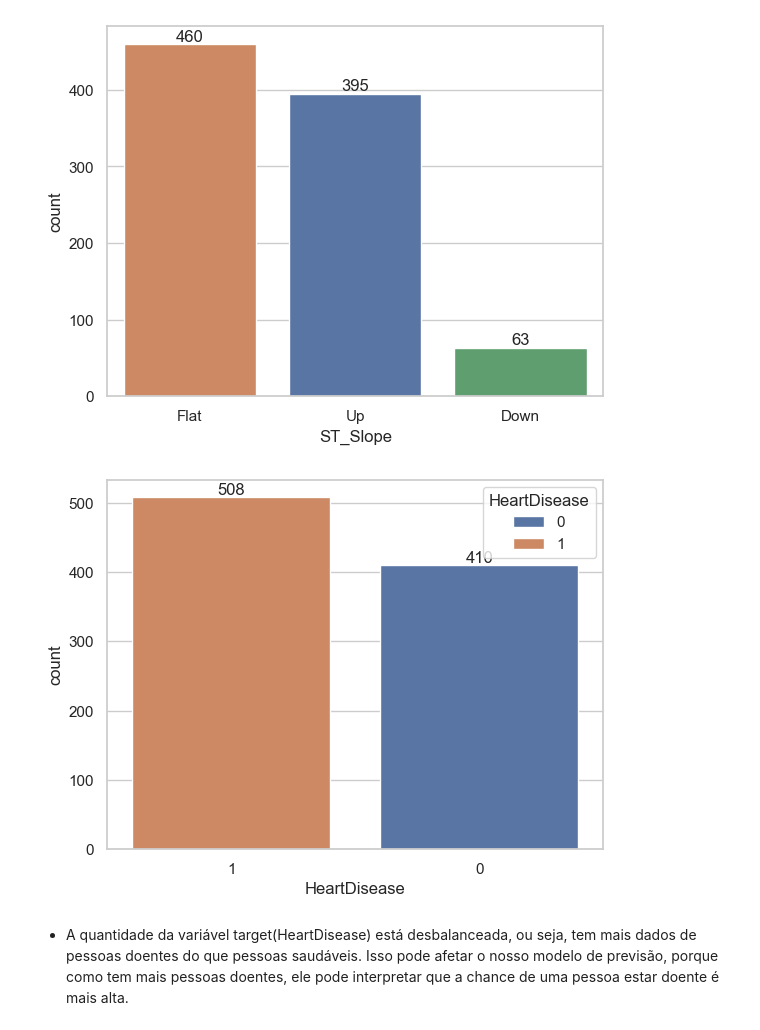
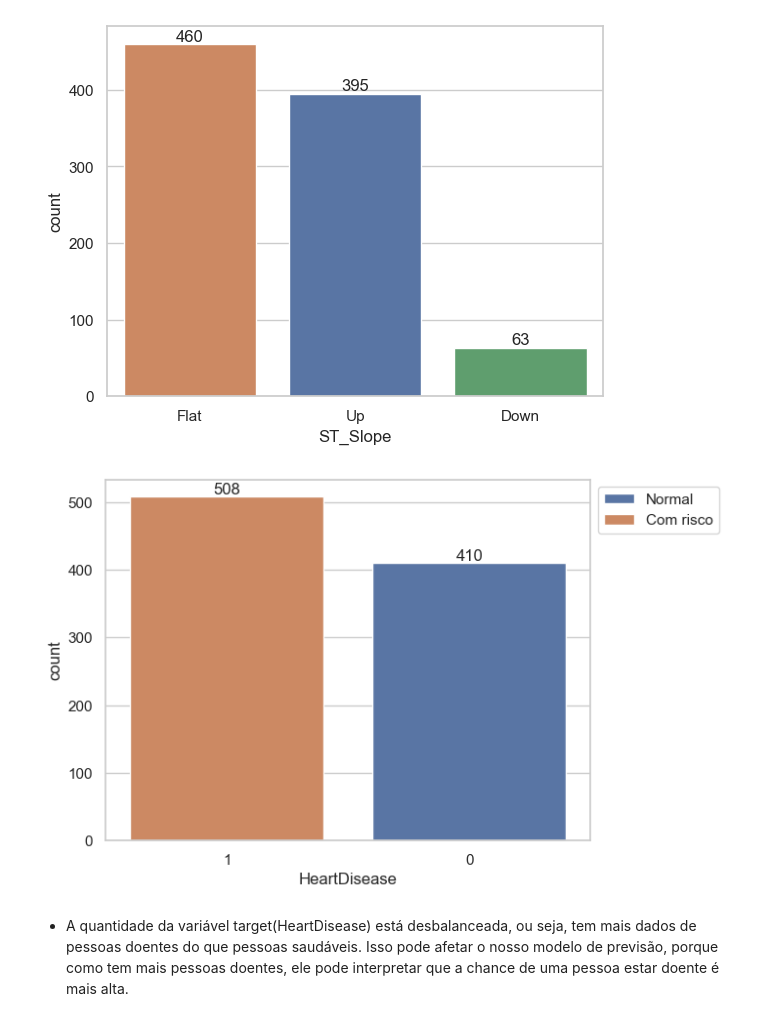
Before and after one commit to agatha2705/HeartDiseasePrediction, a Jupyter notebook: Projeto_Insuficiencia_Cardiaca-Final.ipynb, the cells around one changed output. Drawn from its saved outputs; the diff is of its cells as text; code cells hidden in the pictures.

```diff
--- a/Projeto_Insuficiencia_Cardiaca-Final.ipynb
+++ b/Projeto_Insuficiencia_Cardiaca-Final.ipynb
@@ -224,10 +217,13 @@ plt.show()
 # %%
 x = sns.countplot(x='HeartDisease', data=df, hue='HeartDisease', order=df['HeartDisease'].value_counts().index)
 for container in x.containers:
     x.bar_label(container)
+sns.move_legend(x, "upper left", bbox_to_anchor=(1, 1))
+plt.legend(labels = ['Normal', 'Com risco'])
+sns.move_legend(x, "upper left", bbox_to_anchor=(1, 1))
 plt.show()
 # %% [output]
-[figure, old version]
+[figure, new version]
 # %% [markdown]
 - A quantidade da variável target(HeartDisease) está desbalanceada, ou seja, tem mais dados de pessoas doentes do que pessoas saudáveis. Isso pode afetar o nosso modelo de previsão, porque como tem mais pessoas doentes, ele pode interpretar que a chance de uma pessoa estar doente é mais alta.
 # %% [markdown]
```
Also changed, not shown: parts of 25 cells of this notebook.
